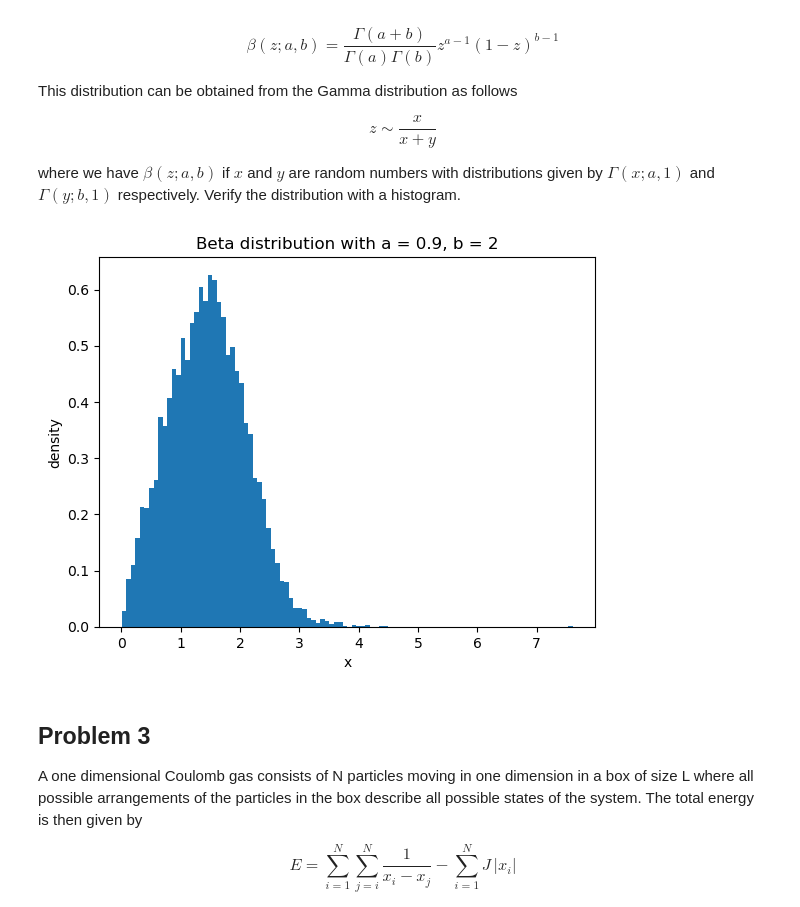
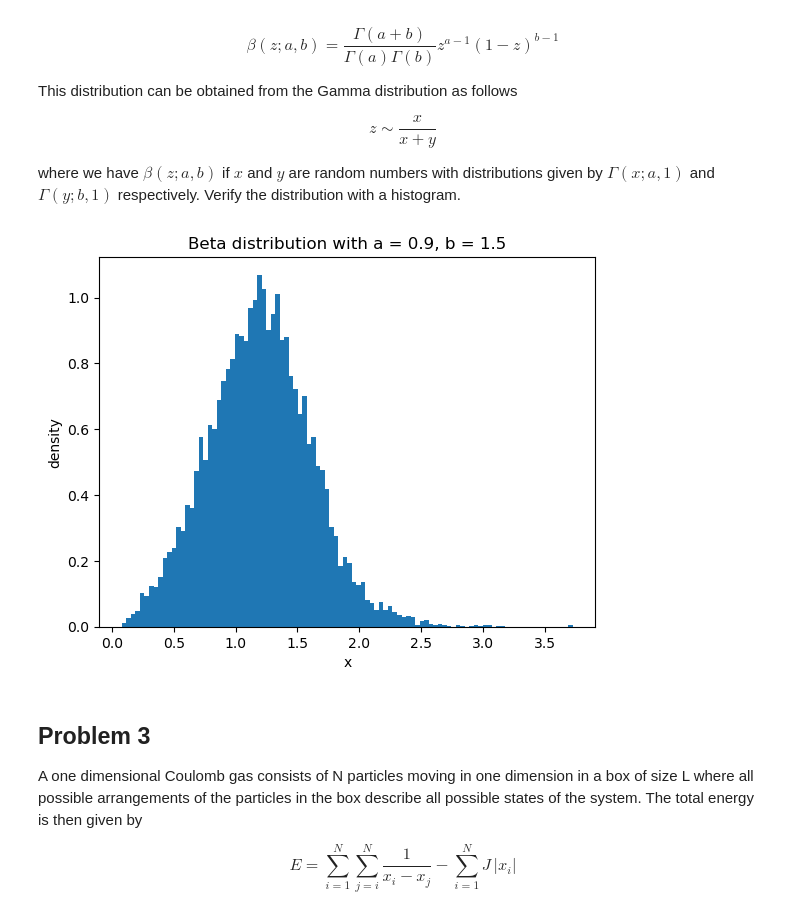
Before and after one commit to chtang-hmc/PHYS064, a Jupyter notebook: HW9C.ipynb, the cells around one changed output. Cells and saved outputs as stored; diff of their text form; code cells hidden in the pictures.

```diff
--- a/HW9C.ipynb
+++ b/HW9C.ipynb
@@ -70,15 +70,15 @@ def betadev(a,b):
 # %%
 # plot the beta distribution
 a = 0.9
-b = 2
+b = 1.5
 beta = np.array([betadev(a,b) for i in range(10000)])
 plt.hist(beta, bins = 100, density = True, label = f'a = {a}, b = {b}')
 plt.title(f'Beta distribution with a = {a}, b = {b}')
 plt.xlabel('x')
 plt.ylabel('density')
 plt.show()
 # %% [output]
-[figure, old version]
+[figure, new version]
 # %% [markdown]
 ## Problem 3
 
```
